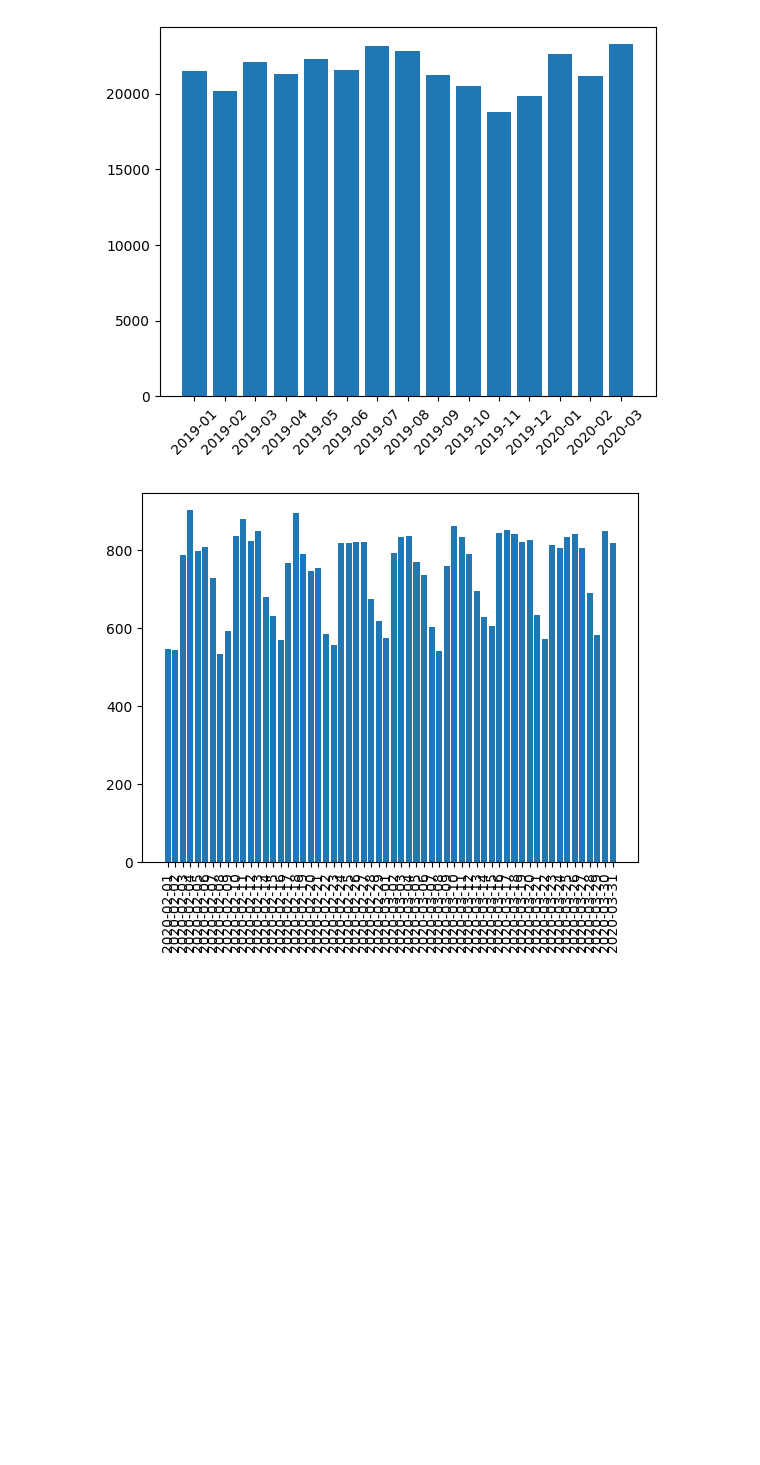
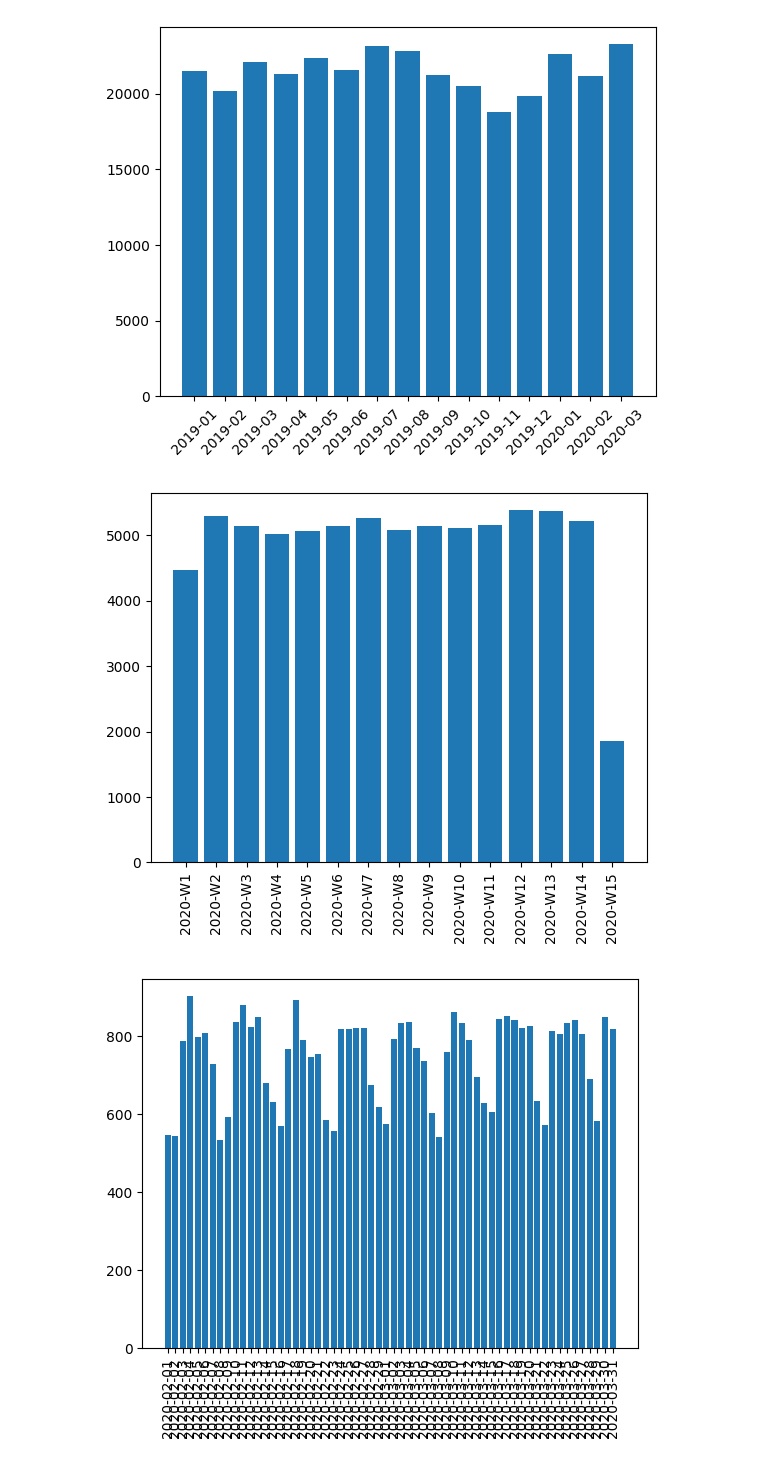
Before and after one commit to heeh/legal_advice, a Jupyter notebook: predictor.ipynb, the cells around one changed output. Saved outputs shown, nothing was run; the diff lists cells and outputs as text; code cells hidden in the pictures; blank space fills up the shorter version.

```diff
--- a/predictor.ipynb
+++ b/predictor.ipynb
@@ -368,6 +605,10 @@ plotDictBar(num_docs,0)
 plotDictBar(monthly_num_docs,45)
 # %% [output]
 [figure]
+# %%
+plotDictBar(weekly_num_docs, 90)
+# %% [output]
+[figure, added]
 # %%
 plotDictBar(daily_num_docs,90)
 # %% [output]
```
Also changed, not shown: parts of 30 cells of this notebook, 26 other files.
